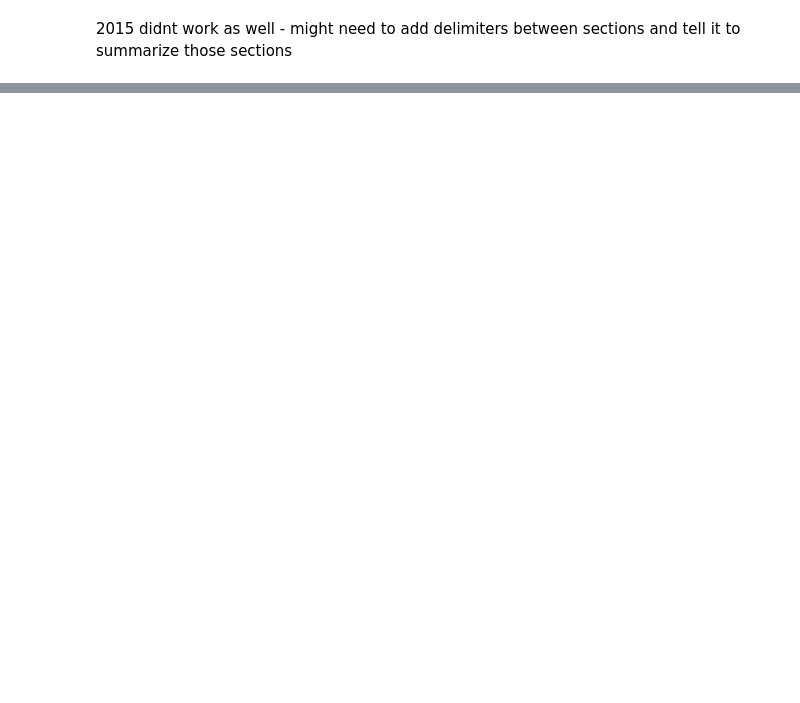
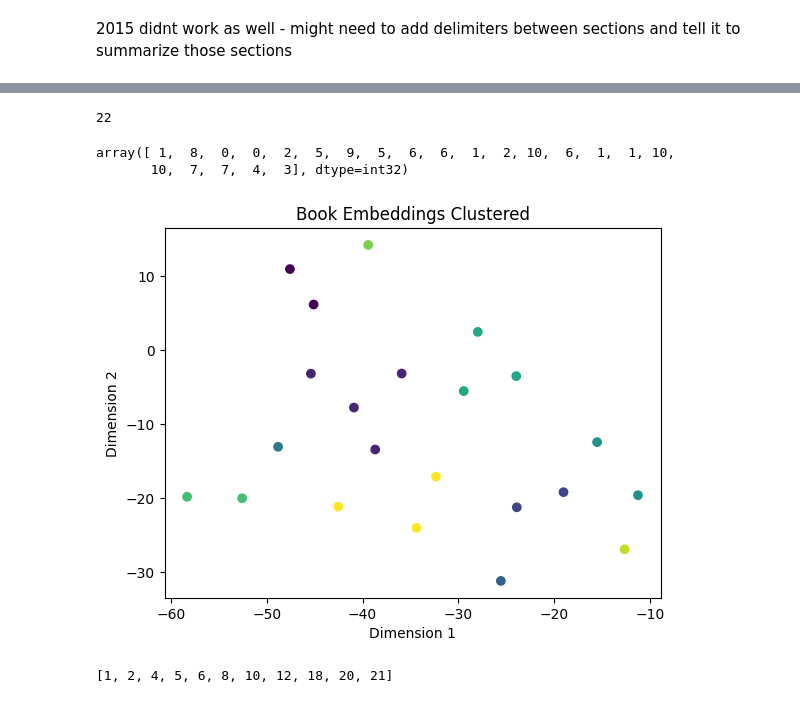
Before and after one commit to jmoro0408/Terms-Conditions-Comparison, a Jupyter notebook: 2_summarize.ipynb, the cells around one changed output, grey strips where cells are left out. Drawn from its saved outputs; the diff is of its cells as text; code cells hidden in the pictures; blank space fills up the shorter version.

```diff
--- a/2_summarize.ipynb
+++ b/2_summarize.ipynb
@@ -186,0 +345,47 @@ with open('summarized_2015.txt', 'w') as f:
+# %%
+text_splitter = RecursiveCharacterTextSplitter.from_tiktoken_encoder(
+    chunk_size=1000, chunk_overlap=0
+)
+split_docs = text_splitter.split_documents(data_2015)
+len(split_docs)
+# %% [output]
+22
+# %%
+embeddings = OpenAIEmbeddings()
+
+vectors = embeddings.embed_documents([x.page_content for x in split_docs])
+# %%
+num_clusters = 11
+
+# Perform K-means clustering
+kmeans = KMeans(n_clusters=num_clusters, random_state=42).fit(vectors)
+# %%
+kmeans.labels_
+# %% [output]
+array([ 1,  8,  0,  0,  2,  5,  9,  5,  6,  6,  1,  2, 10,  6,  1,  1, 10,
+       10,  7,  7,  4,  3], dtype=int32)
+# %%
+vectors = np.array(vectors)
+# %%
+from sklearn.manifold import TSNE
+import matplotlib.pyplot as plt
+
+# Taking out the warnings
+import warnings
+from warnings import simplefilter
+
+# Filter out FutureWarnings
+simplefilter(action="ignore", category=FutureWarning)
+
+# Perform t-SNE and reduce to 2 dimensions
+tsne = TSNE(n_components=2, random_state=42, perplexity=10)
+reduced_data_tsne = tsne.fit_transform(vectors)
+
+# Plot the reduced data
+plt.scatter(reduced_data_tsne[:, 0], reduced_data_tsne[:, 1], c=kmeans.labels_)
+plt.xlabel("Dimension 1")
+plt.ylabel("Dimension 2")
+plt.title("Book Embeddings Clustered")
+plt.show()
+# %% [output]
+[figure, added]
@@ -186,0 +408,5 @@ with open('summarized_2015.txt', 'w') as f:
+# %%
+selected_indices = sorted(closest_indices)
+selected_indices
+# %% [output]
+[1, 2, 4, 5, 6, 8, 10, 12, 18, 20, 21]
```
Also changed, not shown: parts of 57 cells of this notebook.
